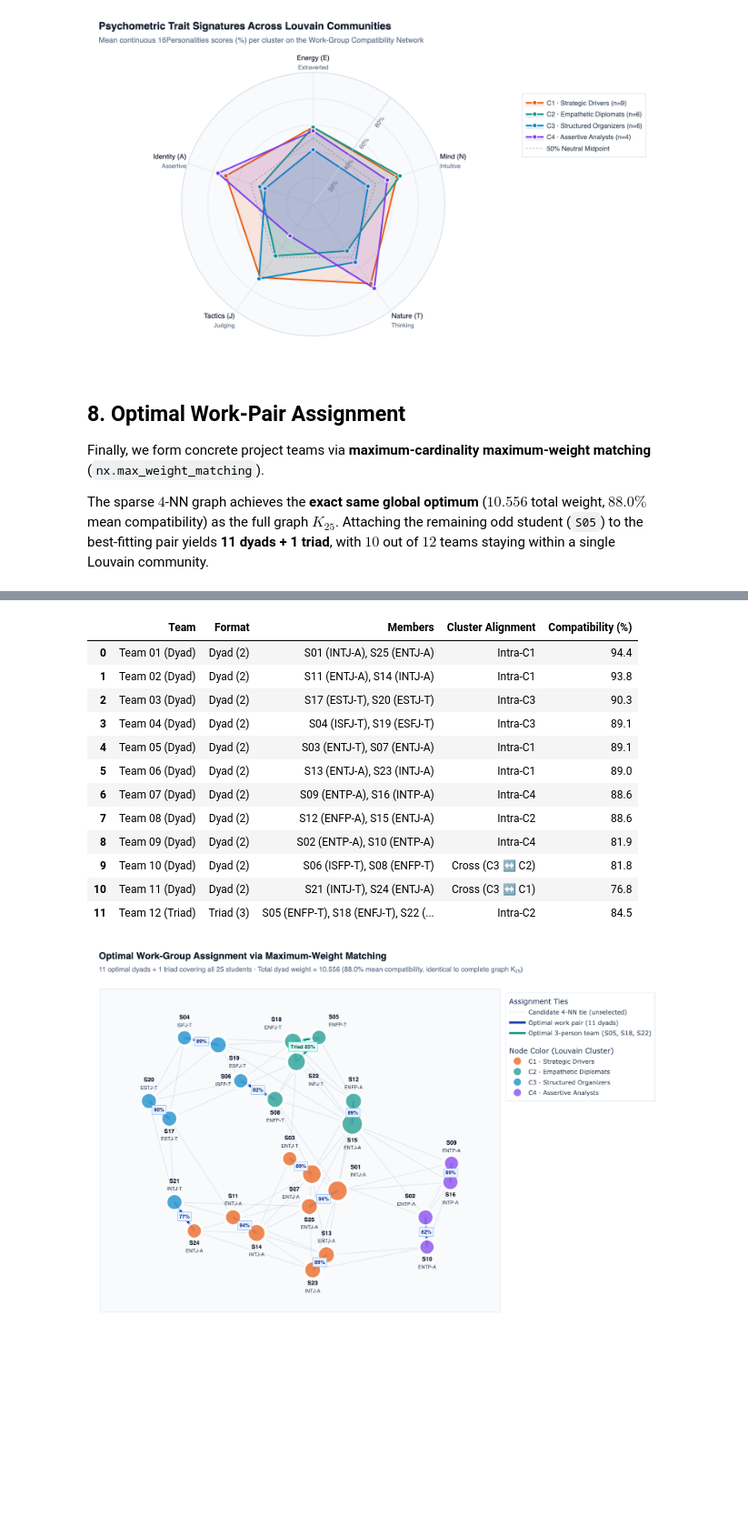
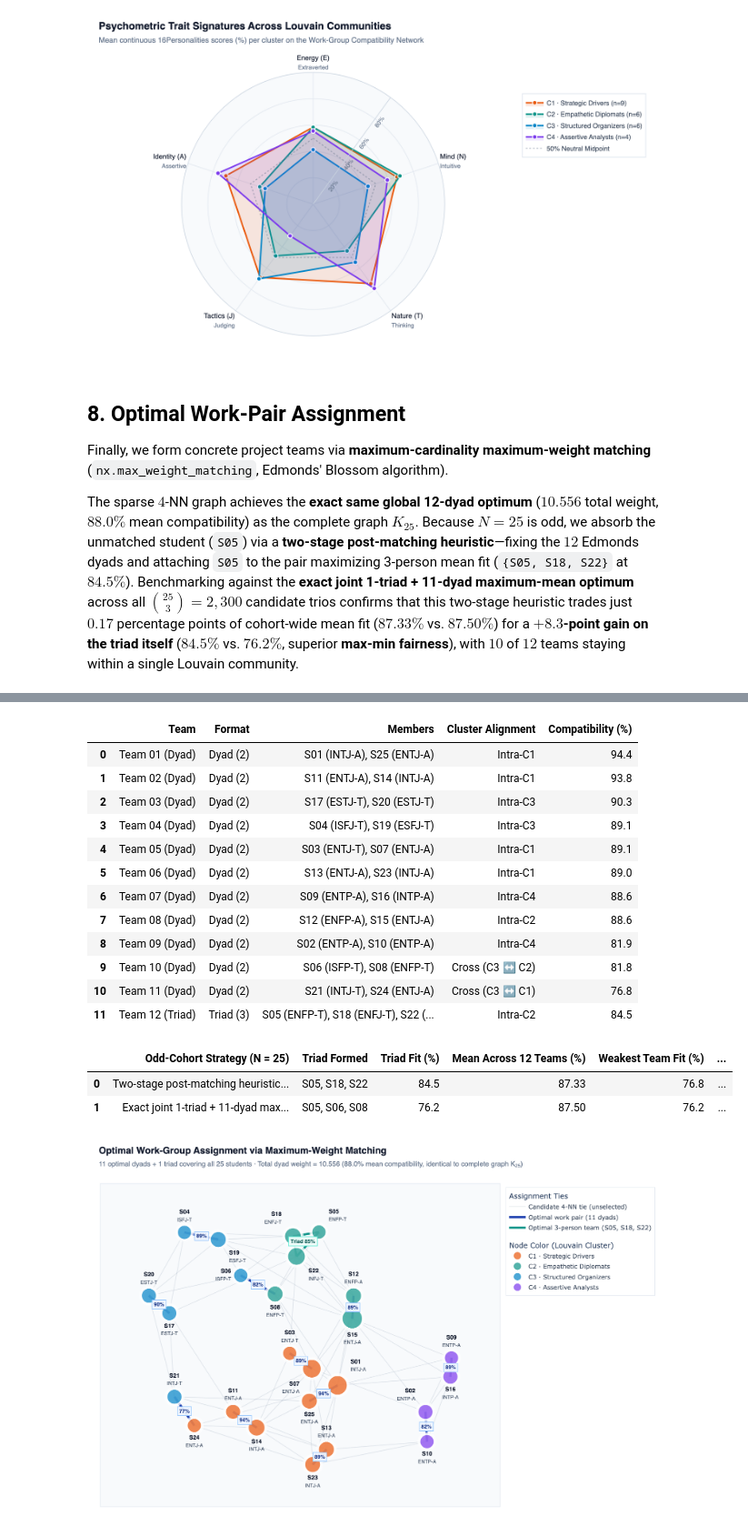
Before and after one commit to Waxguillermo/mbti-graph-analytics, a Jupyter notebook: base_notebook.ipynb, the cells around one changed output, grey strips where cells are left out. Shown at 91% size. Drawn from its saved outputs; the diff is of its cells as text; code cells hidden in the pictures; blank space fills up the shorter version.

```diff
--- a/base_notebook.ipynb
+++ b/base_notebook.ipynb
@@ -1941,9 +1949,9 @@ fig_radar.show()
 # %% [markdown]
 ## 8. Optimal Work-Pair Assignment
 
-Finally, we form concrete project teams via **maximum-cardinality maximum-weight matching** (`nx.max_weight_matching`).
+Finally, we form concrete project teams via **maximum-cardinality maximum-weight matching** (`nx.max_weight_matching`, Edmonds' Blossom algorithm).
 
-The sparse $4$-NN graph achieves the **exact same global optimum** ($10.556$ total weight, $88.0\%$ mean compatibility) as the full graph $K_{25}$. Attaching the remaining odd student (`S05`) to the best-fitting pair yields **11 dyads + 1 triad**, with $10$ out of $12$ teams staying within a single Louvain community.
+The sparse $4$-NN graph achieves the **exact same global 12-dyad optimum** ($10.556$ total weight, $88.0\%$ mean compatibility) as the complete graph $K_{25}$. Because $N = 25$ is odd, we absorb the unmatched student (`S05`) via a **two-stage post-matching heuristic**—fixing the $12$ Edmonds dyads and attaching `S05` to the pair maximizing 3-person mean fit (`{S05, S18, S22}` at $84.5\%$). Benchmarking against the **exact joint 1-triad + 11-dyad maximum-mean optimum** across all $\binom{25}{3} = 2{,}300$ candidate trios confirms that this two-stage heuristic trades just $0.17$ percentage points of cohort-wide mean fit ($87.33\%$ vs. $87.50\%$) for a **$+8.3$-point gain on the triad itself** ($84.5\%$ vs. $76.2\%$, superior **max-min fairness**), with $10$ of $12$ teams staying within a single Louvain community.
 # %%
 # Compare maximum-weight matching on sparse 4-NN G_compat vs. complete graph K_25
 G_complete = nx.Graph()
@@ -2068,33 +2076,92 @@ team_rows.append(
             f"{m} ({df.loc[m, 'mbti']}{df.loc[m, 'variant']})" for m in triad_members
         ),
         "Cluster Alignment": (
             f"Intra-{CLUSTER_PALETTE[next(iter(triad_comms))][3].split(' · ')[0]}"
             if len(triad_comms) == 1
             else "Cross-cluster"
         ),
         "Compatibility (%)": round(100.0 * triad_mean_score, 1),
     }
 )
 
 team_assignment_df = pd.DataFrame(team_rows)
 display(team_assignment_df)
+
+# Benchmark the two-stage post-matching heuristic against exact joint (1 triad + 11 dyads) optimization
+from itertools import combinations
+
+heuristic_team_scores = [G_compat[u][v]["weight"] for u, v in sorted_dyads] + [
+    triad_mean_score
+]
+
+best_joint_mean = -1.0
+best_joint_trio = None
+best_joint_trio_score = 0.0
+best_joint_min_score = 0.0
+
+for trio_idx in combinations(range(len(students)), 3):
+    i0, i1, i2 = trio_idx
+    cand_trio_score = float(
+        (compat_matrix[i0, i1] + compat_matrix[i0, i2] + compat_matrix[i1, i2]) / 3.0
+    )
+    rem_nodes = [students[idx] for idx in range(len(students)) if idx not in trio_idx]
+    m_rem = nx.max_weight_matching(
+        G_complete.subgraph(rem_nodes), maxcardinality=True, weight="weight"
+    )
+    cand_scores = [G_complete[u][v]["weight"] for u, v in m_rem] + [cand_trio_score]
+    cand_mean = float(np.mean(cand_scores))
+    if cand_mean > best_joint_mean:
+        best_joint_mean = cand_mean
+        best_joint_trio = [students[i0], students[i1], students[i2]]
+        best_joint_trio_score = cand_trio_score
+        best_joint_min_score = float(np.min(cand_scores))
+
+triad_strategy_df = pd.DataFrame(
+    [
+        {
+            "Odd-Cohort Strategy (N = 25)": "Two-stage post-matching heuristic (retained)",
+            "Triad Formed": ", ".join(triad_members),
+            "Triad Fit (%)": round(100.0 * triad_mean_score, 1),
+            "Mean Across 12 Teams (%)": round(
+                100.0 * float(np.mean(heuristic_team_scores)), 2
+            ),
+            "Weakest Team Fit (%)": round(
+                100.0 * float(np.min(heuristic_team_scores)), 1
+            ),
+            "Rationale": "Preserves strong triad cohesion (+8.3 pp max-min fairness on the 3-person team)",
+        },
+        {
+            "Odd-Cohort Strategy (N = 25)": "Exact joint 1-triad + 11-dyad max-mean",
+            "Triad Formed": ", ".join(best_joint_trio),
+            "Triad Fit (%)": round(100.0 * best_joint_trio_score, 1),
+            "Mean Across 12 Teams (%)": round(100.0 * best_joint_mean, 2),
+            "Weakest Team Fit (%)": round(100.0 * best_joint_min_score, 1),
+            "Rationale": "Frees S18-S22 (92.2%) for +0.17 pp mean fit, but weakens triad to 76.2%",
+        },
+    ]
+)
+with pd.option_context("display.max_colwidth", 110):
+    display(triad_strategy_df)
 # %% [output]
 |  | Graph Candidate Space | Available Edges | Matched Pairs | Total Compatibility Weight | Mean Pair Compatibility (%) | ... |
 | 0 | Sparse Compatibility Graph (4-NN) | 73 | 12 | 10.556 | 88.0 | ... |
 | 1 | Complete Compatibility Graph (K_25) | 300 | 12 | 10.556 | 88.0 | ... |
 |  | Team | Format | Members | Cluster Alignment | Compatibility (%) |
 | 0 | Team 01 (Dyad) | Dyad (2) | S01 (INTJ-A), S25 (ENTJ-A) | Intra-C1 | 94.4 |
 | 1 | Team 02 (Dyad) | Dyad (2) | S11 (ENTJ-A), S14 (INTJ-A) | Intra-C1 | 93.8 |
 | 2 | Team 03 (Dyad) | Dyad (2) | S17 (ESTJ-T), S20 (ESTJ-T) | Intra-C3 | 90.3 |
 | 3 | Team 04 (Dyad) | Dyad (2) | S04 (ISFJ-T), S19 (ESFJ-T) | Intra-C3 | 89.1 |
 | 4 | Team 05 (Dyad) | Dyad (2) | S03 (ENTJ-T), S07 (ENTJ-A) | Intra-C1 | 89.1 |
 | 5 | Team 06 (Dyad) | Dyad (2) | S13 (ENTJ-A), S23 (INTJ-A) | Intra-C1 | 89.0 |
 | 6 | Team 07 (Dyad) | Dyad (2) | S09 (ENTP-A), S16 (INTP-A) | Intra-C4 | 88.6 |
 | 7 | Team 08 (Dyad) | Dyad (2) | S12 (ENFP-A), S15 (ENTJ-A) | Intra-C2 | 88.6 |
 | 8 | Team 09 (Dyad) | Dyad (2) | S02 (ENTP-A), S10 (ENTP-A) | Intra-C4 | 81.9 |
 | 9 | Team 10 (Dyad) | Dyad (2) | S06 (ISFP-T), S08 (ENFP-T) | Cross (C3 ↔ C2) | 81.8 |
 | 10 | Team 11 (Dyad) | Dyad (2) | S21 (INTJ-T), S24 (ENTJ-A) | Cross (C3 ↔ C1) | 76.8 |
 | 11 | Team 12 (Triad) | Triad (3) | S05 (ENFP-T), S18 (ENFJ-T), S22 (... | Intra-C2 | 84.5 |
+|  | Odd-Cohort Strategy (N = 25) | Triad Formed | Triad Fit (%) | Mean Across 12 Teams (%) | Weakest Team Fit (%) | ... |
+| 0 | Two-stage post-matching heuristic... | S05, S18, S22 | 84.5 | 87.33 | 76.8 | ... |
+| 1 | Exact joint 1-triad + 11-dyad max... | S05, S06, S08 | 76.2 | 87.50 | 76.2 | ... |
 # %%
 # Figure 8A — Optimal Work-Group Assignment Visualization
 assigned_edge_set = set(sorted_dyads) | {tuple(sorted(e)) for e in triad_pairs}
```
Also changed, not shown: parts of 3 cells of this notebook, 1 other file.
